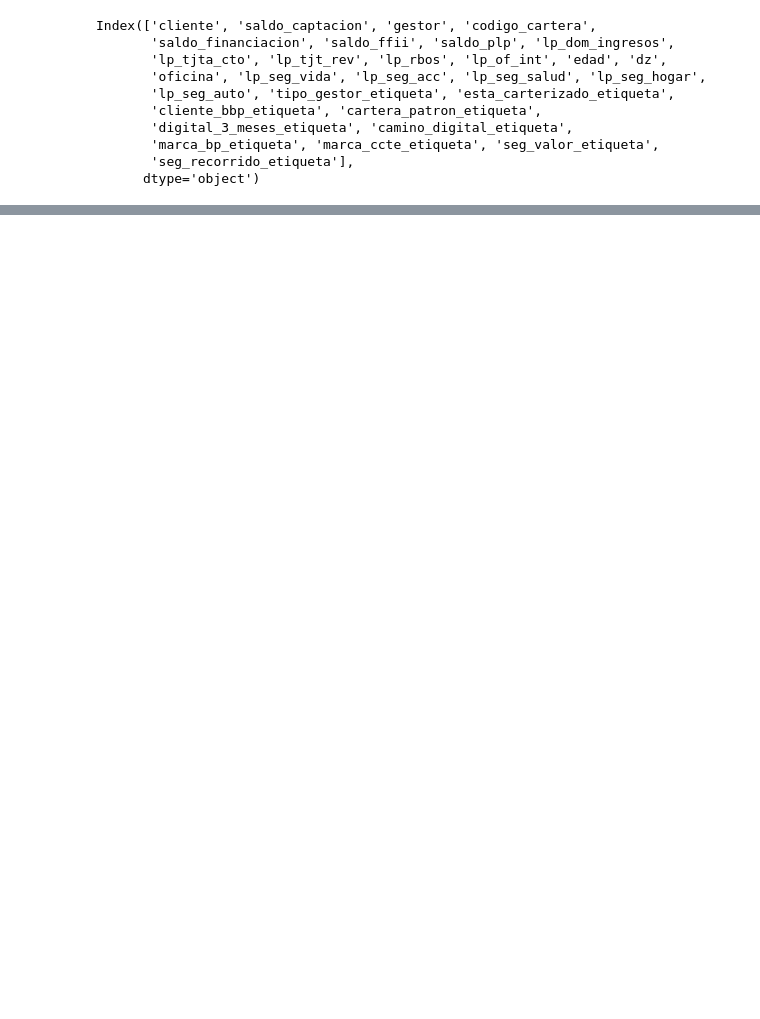
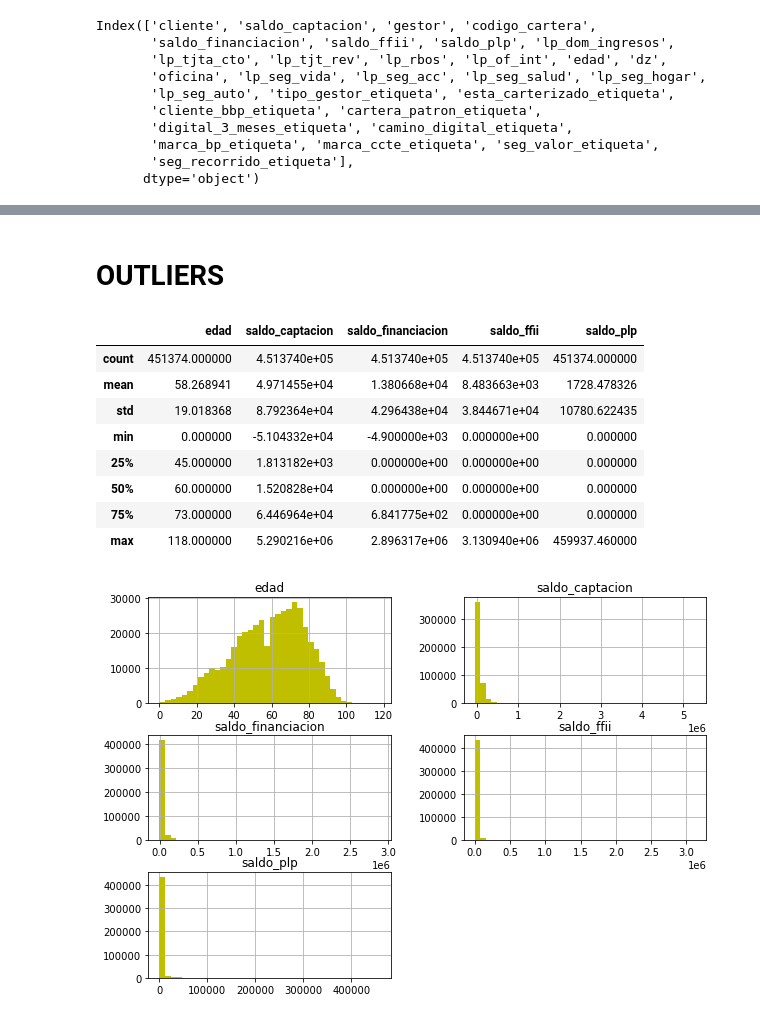
Before and after one commit to romayana/Financial-Product-Sales-Forecast-Model, a Jupyter notebook: Python Codes/working_model_0.5_TREE_final.ipynb, the cells around one changed output, grey strips where cells are left out. Saved outputs shown, nothing was run; the diff lists cells and outputs as text; code cells hidden in the pictures; blank space fills up the shorter version.

```diff
--- a/Python Codes/working_model_0.5_TREE_final.ipynb
+++ b/Python Codes/working_model_0.5_TREE_final.ipynb
@@ -30,5 +37,5 @@ from collections import Counter
 # %%
-df = pd.read_csv('/home/dsc/Master-Kschool/TFM/cleanned_data/df.tfm')
+df = pd.read_csv('/home/dsc/Master-Kschool/TFM/Financial-Product-Sales-Forecast-Model/0rigin_data/cleanned_data/df.tfm')
 # %%
 df.head(2)
 # %% [output]
@@ -93,6 +104,6 @@ Name: tipo_gestor, dtype: int64
 # %%
-df.drop(['tipo_gestor','esta_carterizado','cliente_bbp',
-         'cartera_patron','digital_3_meses','camino_digital',
+
+df.drop(['tipo_gestor','esta_carterizado','cliente_bbp','cartera_patron','digital_3_meses','camino_digital',
          'marca_bp','marca_ccte','seg_valor','seg_recorrido'],axis = 1,inplace = True)
 # %%
 df.columns
@@ -107,3 +118,6 @@ Index(['cliente', 'saldo_captacion', 'gestor', 'codigo_cartera',
        'marca_bp_etiqueta', 'marca_ccte_etiqueta', 'seg_valor_etiqueta',
        'seg_recorrido_etiqueta'],
       dtype='object')
+# %%
+df['edad']=df['edad'].astype(int)
+df.dtypes
@@ -109,0 +142,23 @@ Index(['cliente', 'saldo_captacion', 'gestor', 'codigo_cartera',
+# %% [markdown]
+# OUTLIERS
+# %%
+posibles_variables_con_outliers = df[['edad','saldo_captacion','saldo_financiacion','saldo_ffii','saldo_plp']]
+# %%
+# Variable ffii. No contiene outliers. Son valores reales. La mayoria de los clientes no tienen saldos en ffii.
+# Variable plp.  No contiene outliers. Son valores reales. La mayoria de los clientes no tienen saldos en plp.
+# Variable Captacion. No tiene outliers. Son valores reales. Solamente modificamos los negativos a la media.
+# Variable saldo Fin. No tiene outliers. Son valores reales.Solamente modificamos los negativos a la media
+# Variable edad. Es la unica que puede tener ouliers reales.  Estidiamos y esos ouliers le damos valor de media.
+posibles_variables_con_outliers.hist(figsize = (10,7), color = 'y', bins = 40);
+posibles_variables_con_outliers.describe()
+# %% [output]
+|  | edad | saldo_captacion | saldo_financiacion | saldo_ffii | saldo_plp |
+| count | 451374.000000 | 4.513740e+05 | 4.513740e+05 | 4.513740e+05 | 451374.000000 |
+| mean | 58.268941 | 4.971455e+04 | 1.380668e+04 | 8.483663e+03 | 1728.478326 |
+| std | 19.018368 | 8.792364e+04 | 4.296438e+04 | 3.844671e+04 | 10780.622435 |
+| min | 0.000000 | -5.104332e+04 | -4.900000e+03 | 0.000000e+00 | 0.000000 |
+| 25% | 45.000000 | 1.813182e+03 | 0.000000e+00 | 0.000000e+00 | 0.000000 |
+| 50% | 60.000000 | 1.520828e+04 | 0.000000e+00 | 0.000000e+00 | 0.000000 |
+| 75% | 73.000000 | 6.446964e+04 | 6.841775e+02 | 0.000000e+00 | 0.000000 |
+| max | 118.000000 | 5.290216e+06 | 2.896317e+06 | 3.130940e+06 | 459937.460000 |
+[figure, added]
```
Also changed, not shown: parts of 108 cells of this notebook, 2 other files.
